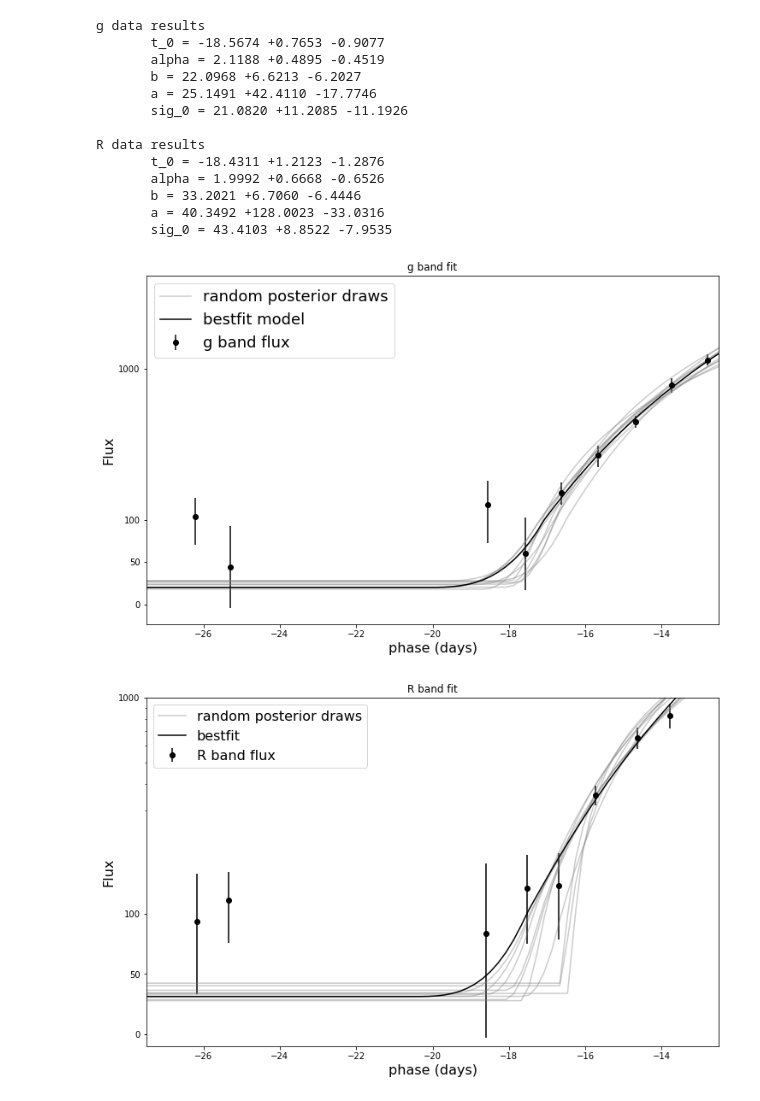
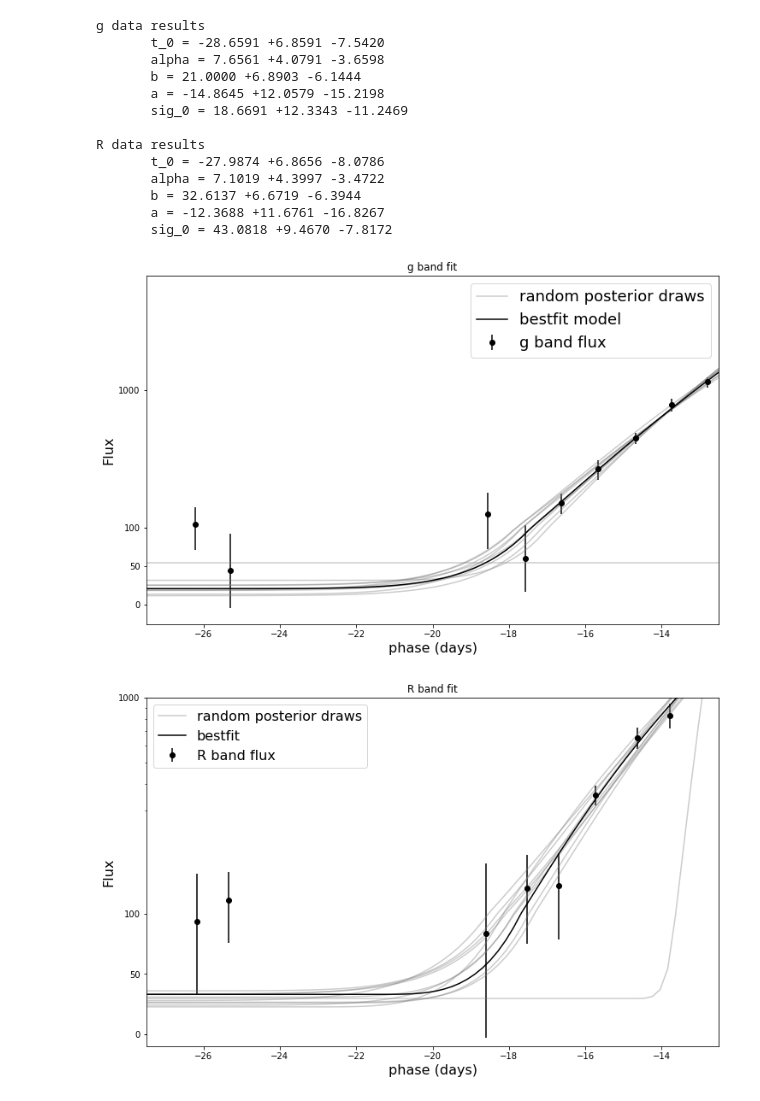
Before and after one commit to adamamiller/iptf16hvw-1, a Jupyter notebook: Early LC analysis - emcee.ipynb, the cells around one changed output. Cells and saved outputs as stored; diff of their text form; code cells hidden in the pictures.

Commit message:
changed to sampling b in log space, expanded priors for alpha, b and t_0

```diff
--- a/Early LC analysis - emcee.ipynb
+++ b/Early LC analysis - emcee.ipynb
@@ -64,4 +64,4 @@ def plotChains(sampler, nburn, paramsNames):
 
 #set parameter names
 paramsNames=['a',
-           'b', 't_0', 'alpha', 'sig_0']
+           'lnb', 't_0', 'alpha', 'sig_0']
@@ -75,7 +83,8 @@ paramsNames=['a',
 # %%
 #Define the log likelihood
 def lnlikelihood(theta, f, t, f_err):
-    a, b, t_0, alpha, sig_0 = theta
+    a, lnb, t_0, alpha, sig_0 = theta
+    b = np.exp(lnb)
     ln_l = 0
     for i in range(len(t)):
         if(t[i] < t_0):
@@ -87,8 +96,8 @@ def lnlikelihood(theta, f, t, f_err):
 
 #Define priors on parameters
 def lnprior(theta):
-    a, b, t_0, alpha, sig_0 = theta
-    if(-25 < t_0 < -10 and 0 < alpha < 5 and 0 < sig_0 < 100 and -100 < a < 100 and  -200 < b < 1000):
+    a, lnb, t_0, alpha, sig_0 = theta
+    if(-40 < t_0 < -10 and 0 < alpha < 100 and 0 < sig_0 < 100 and -100 < a < 100 and  -40 < lnb < 10):
         return 0.0
     return -np.inf
 
@@ -233,22 +261,23 @@ print("R data results \n \
              sig_0_mc_R[0], sig_0_mc_R[1], sig_0_mc_R[2]))
 # %% [output]
 g data results
-       t_0 = -18.5674 +0.7653 -0.9077
-       alpha = 2.1188 +0.4895 -0.4519
-       b = 22.0968 +6.6213 -6.2027
-       a = 25.1491 +42.4110 -17.7746
-       sig_0 = 21.0820 +11.2085 -11.1926
+       t_0 = -28.6591 +6.8591 -7.5420
+       alpha = 7.6561 +4.0791 -3.6598
+       b = 21.0000 +6.8903 -6.1444
+       a = -14.8645 +12.0579 -15.2198
+       sig_0 = 18.6691 +12.3343 -11.2469
 
 R data results
-       t_0 = -18.4311 +1.2123 -1.2876
-       alpha = 1.9992 +0.6668 -0.6526
-       b = 33.2021 +6.7060 -6.4446
-       a = 40.3492 +128.0023 -33.0316
-       sig_0 = 43.4103 +8.8522 -7.9535
+       t_0 = -27.9874 +6.8656 -8.0786
+       alpha = 7.1019 +4.3997 -3.4722
+       b = 32.6137 +6.6719 -6.3944
+       a = -12.3688 +11.6761 -16.8267
+       sig_0 = 43.0818 +9.4670 -7.8172
 # %%
 #get maximum posterior parameters in g band
 max_post_ind_g = np.argmax(sampler_g.lnprobability.flatten())
 max_post_g = sampler_g.flatchain[max_post_ind_g]
+max_post_g[1] = np.exp(max_post_g[1])
 # %%
 #plot maximum posterior model with data for g band
 fig = plt.figure(figsize=(12,10))
@@ -271,34 +300,35 @@ def model(t, a, b, t_0, alpha):
 
 #draw 5 random posterior samples
 ints = np.random.randint(0, high=600000, size=10)
 
 for i in ints:
     posterior = sampler_g.chain[:, nburn:, :].reshape((-1, len(paramsNames)))[i]
+    posterior[1] = np.exp(posterior[1])
     y_vals = [model(t, *posterior[0:4])  for t in x_vals]
     lab=''
     if i == ints[0]:
         lab = 'random posterior draws'
     ax.plot(x_vals, y_vals, c='grey', alpha=.4,label=lab)
 
 
 
 #plot maximum posterior model
 
 Y_vals = [model(t, *max_post_g[0:4]) for t in x_vals]
 
 
 ax.set_yscale("log")
 ax.set_yscale("symlog", linthreshy=100, linscaley =  .5)
 
 ax.set_yticks([0, 50 ,100, 1000])
 ax.set_yticklabels([0, 50 ,100, 1000])
 ax.plot(x_vals, Y_vals, c="black", label='bestfit model')
 ax.set_title('g band fit')
 plt.legend(fontsize=18)
 ax.set_xlim([-27.5, -12.5])
 plt.show()
 # %% [output]
-[figure, old version]
+[figure, new version]
 # %%
 #get maximum posterior parameters in R band
 max_post_ind_R = np.argmax(sampler_R.lnprobability.flatten())
@@ -328,6 +359,7 @@ ints = np.random.randint(0, high=600000, size=10)
 
 for i in ints:
     posterior = sampler_R.chain[:, nburn:, :].reshape((-1, len(paramsNames)))[i]
+    posterior[1] = np.exp(posterior[1])
     y_vals = [model(t, *posterior[0:4])  for t in x_vals]
     lab=''
     if i == ints[0]:
@@ -349,4 +381,4 @@ ax.set_xlim([-27.5, -12.5])
 plt.legend(fontsize=16)
 plt.show()
 # %% [output]
-[figure, old version]
+[figure, new version]
```
Also changed, not shown: parts of 10 cells of this notebook.
